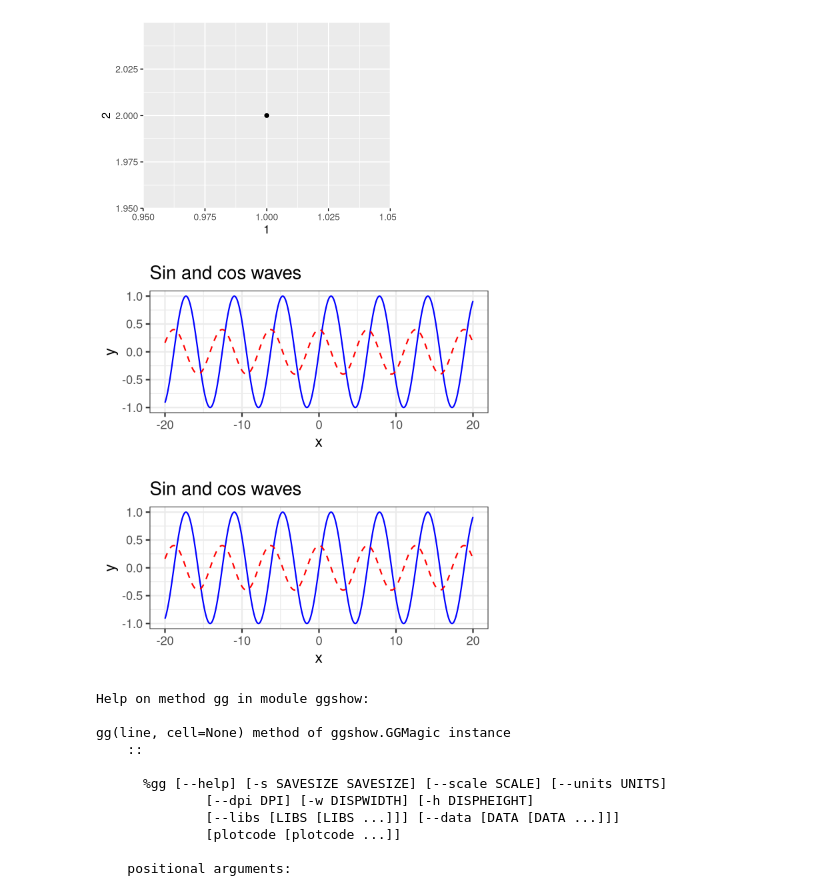
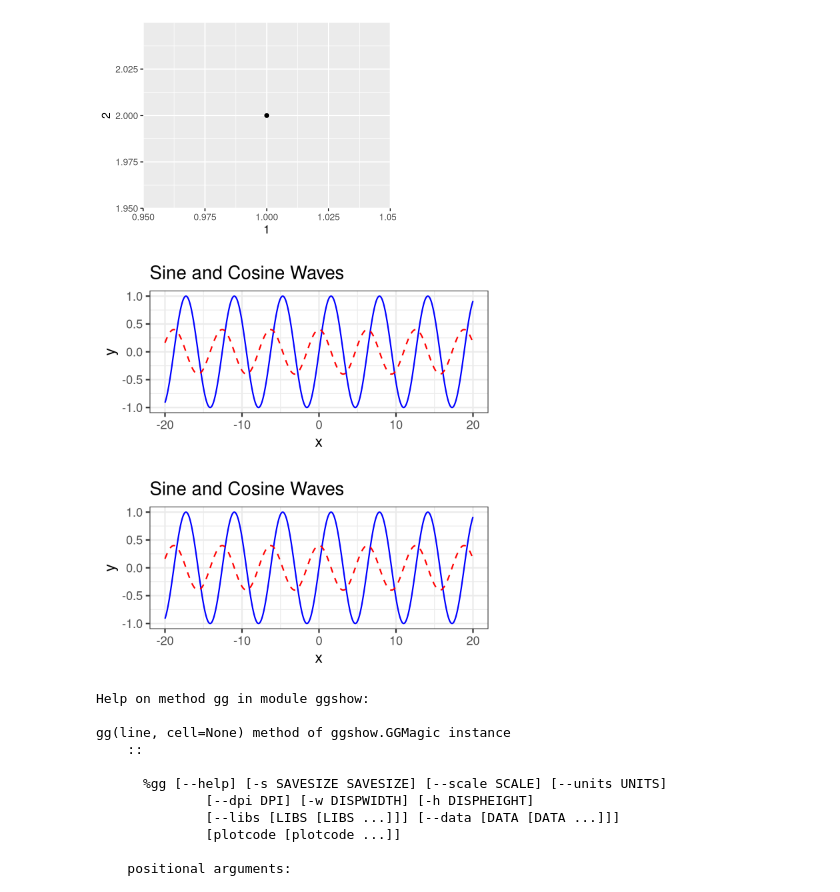
Before and after one commit to kota7/ggshow, a Jupyter notebook: examples.ipynb, the cells around one changed output. Drawn from its saved outputs; the diff is of its cells as text; code cells hidden in the pictures.

```diff
--- a/examples.ipynb
+++ b/examples.ipynb
@@ -68,22 +68,22 @@ Image("foo.jpg", width=400)
 # %%
 ## line magic with the code as a string variable
 x = np.linspace(-20, 20, 500)
 y = np.sin(x)
 y2 = 0.4*np.cos(x)
 
 df1 = pd.DataFrame({"x":x, "y":y})
 df2 = pd.DataFrame({"x":x, "y":y2})
 code = """
 ggplot(a, aes(x, y)) +
   geom_line(color="blue") +
   geom_line(data=b, linetype="dashed", color="red") +
   theme_bw() +
-  ggtitle("Sin and cos waves")
+  ggtitle("Sine and Cosine Waves")
 """
 
 %gg {code} -s 4 2 --dispwidth 400 --data a=df1 b=df2
 # %% [output]
-[figure, old version]
+[figure, new version]
 # %%
 %%gg -s 4 2 --dispwidth 400 --data a=df1 b=df2
 
@@ -92,9 +92,9 @@ ggplot(a, aes(x, y)) +
   geom_line(color="blue") +
   geom_line(data=b, linetype="dashed", color="red") +
   theme_bw() +
-  ggtitle("Sin and cos waves")
+  ggtitle("Sine and Cosine Waves")
 # %% [output]
-[figure, old version]
+[figure, new version]
 # %%
 # show the full command options
 %gg --help
```
Also changed, not shown: 5 other files.
